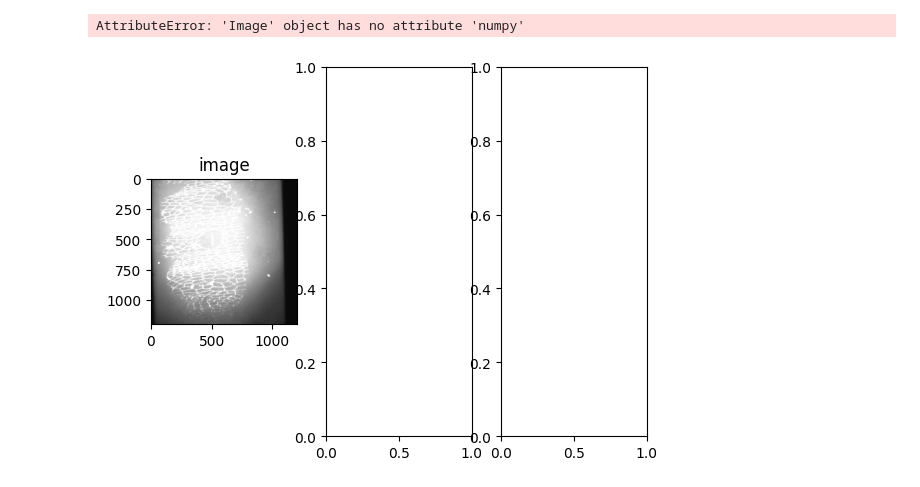
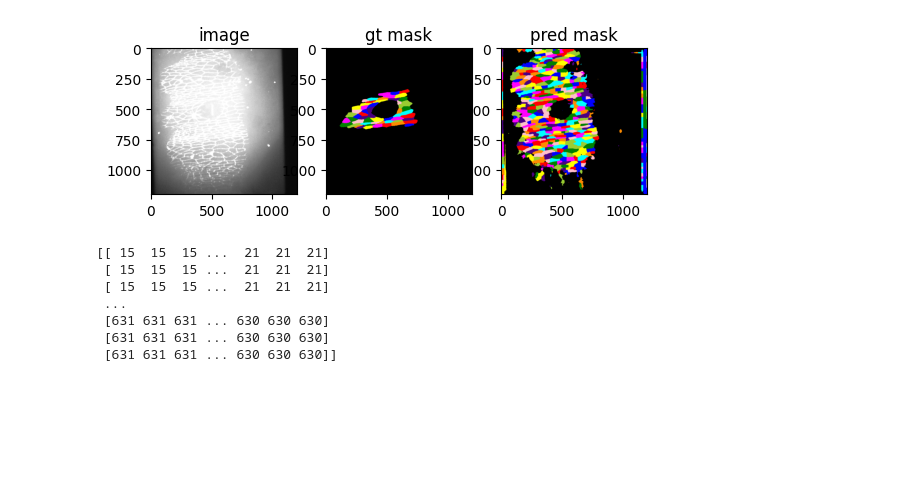
Before and after one commit to veegalinova/dl4mia-project-MEMEbrane, a Jupyter notebook: src/evaluation_visualization.ipynb, the cells around one changed output. Cells and saved outputs as stored; diff of their text form; code cells hidden in the pictures; blank space fills up the shorter version.

```diff
--- a/src/evaluation_visualization.ipynb
+++ b/src/evaluation_visualization.ipynb
@@ -132,23 +133,29 @@ threshold = threshold_otsu(smooth_pred)
 inner_mask = get_inner_mask(smooth_pred, threshold=threshold)
 
 # Get the segmentation
-seg = watershed_from_boundary_distance(smooth_pred, inner_mask, min_seed_distance=20)
+seg = watershed_from_boundary_distance(smooth_pred, inner_mask, min_seed_distance=30)
 # %%
 #visualize the outputs
 %matplotlib inline
 fig, ax = plt.subplots(1, 3)
 # cropped_seg = transforms.CenterCrop(256)(Image.fromarray(seg))
 ax[0].imshow(image, cmap='Greys_r')
 ax[0].set_title('image')
-ax[1].imshow(label(gt_labels.numpy()[0]))  #, cmap='tab10')
+ax[1].imshow(label(np.array(gt_labels)))  #, cmap='tab10')
 ax[1].set_title('gt mask')
 ax[2].imshow(label(seg)) # cmap='tab10')
 ax[2].set_title('pred mask')
 plt.show()
 print(seg)
 # %% [output]
+[figure, new version]
-AttributeError: 'Image' object has no attribute 'numpy'
+[[ 15  15  15 ...  21  21  21]
+ [ 15  15  15 ...  21  21  21]
+ [ 15  15  15 ...  21  21  21]
+ ...
+ [631 631 631 ... 630 630 630]
+ [631 631 631 ... 630 630 630]
+ [631 631 631 ... 630 630 630]]
-[figure, old version]
 # %%
 #visualize the outputs
 fig, ax = plt.subplots(1, 3)
```
Also changed, not shown: parts of 8 cells of this notebook.
